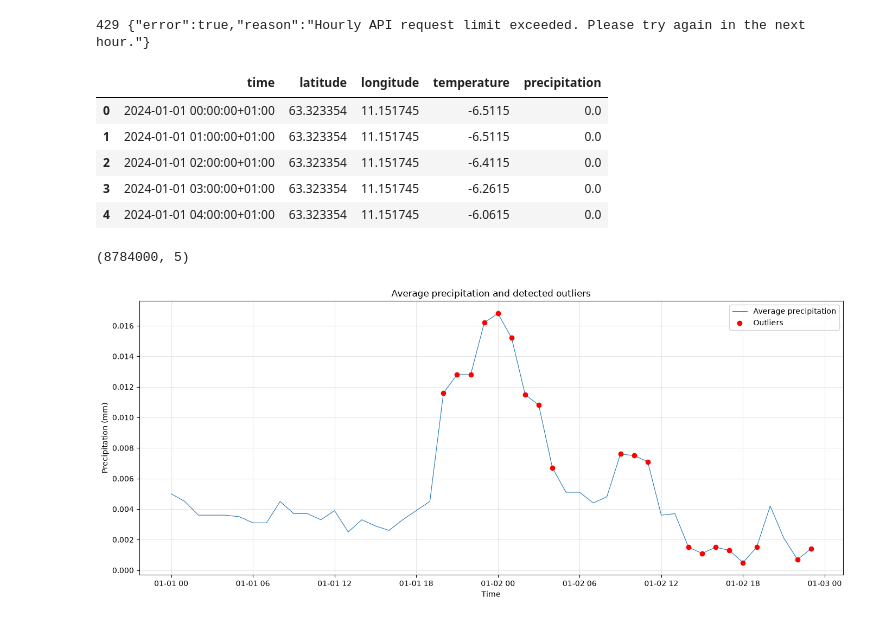
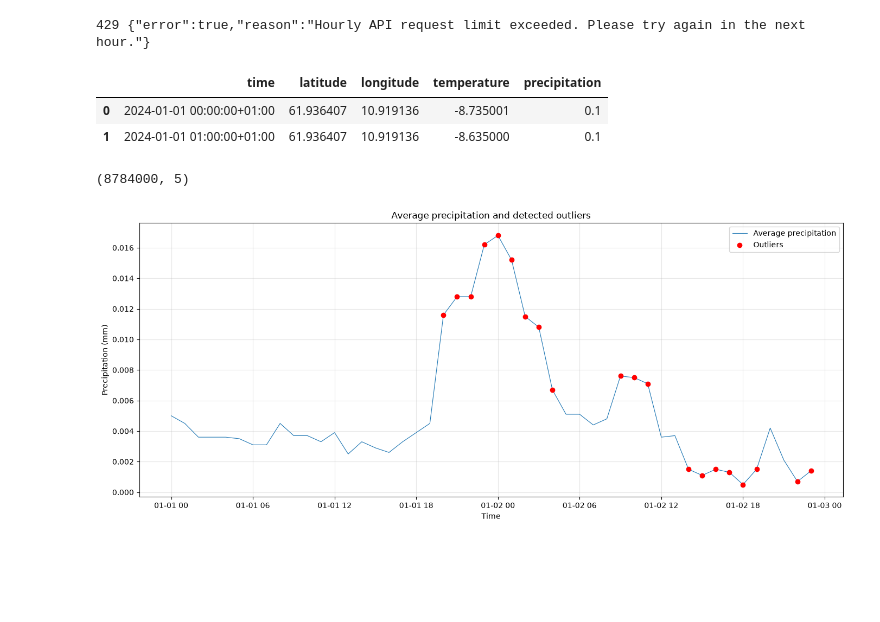
Before and after one commit to vildeskobba/IND320vilde, a Jupyter notebook: CA_3.ipynb, the cells around one changed output. Drawn from its saved outputs; the diff is of its cells as text; code cells hidden in the pictures; blank space fills up the shorter version.

```diff
--- a/CA_3.ipynb
+++ b/CA_3.ipynb
@@ -166,25 +175,22 @@ print(r.status_code, r.text[:300])
 # %%
 display(NO_1_df.head(2))
 print(NO_1_df.shape)
 
-display(NO_2_df.head(2))
-print(NO_2_df.shape)
+# display(NO_2_df.head(2))
+# print(NO_2_df.shape)
 
-# display(NO_3_df.head(2))
-# print(NO_3_df.shape)
+# # display(NO_3_df.head(2))
+# # print(NO_3_df.shape)
 
-display(NO_4_df.head(2))
-print(NO_4_df.shape)
+# display(NO_4_df.head(2))
+# print(NO_4_df.shape)
 
-display(NO_5_df.head(2))
-print(NO_5_df.shape)
+# display(NO_5_df.head(2))
+# print(NO_5_df.shape)
 # %% [output]
 |  | time | latitude | longitude | temperature | precipitation |
-| 0 | 2024-01-01 00:00:00+01:00 | 63.323354 | 11.151745 | -6.5115 | 0.0 |
-| 1 | 2024-01-01 01:00:00+01:00 | 63.323354 | 11.151745 | -6.5115 | 0.0 |
-| 2 | 2024-01-01 02:00:00+01:00 | 63.323354 | 11.151745 | -6.4115 | 0.0 |
-| 3 | 2024-01-01 03:00:00+01:00 | 63.323354 | 11.151745 | -6.2615 | 0.0 |
-| 4 | 2024-01-01 04:00:00+01:00 | 63.323354 | 11.151745 | -6.0615 | 0.0 |
+| 0 | 2024-01-01 00:00:00+01:00 | 61.936407 | 10.919136 | -8.735001 | 0.1 |
+| 1 | 2024-01-01 01:00:00+01:00 | 61.936407 | 10.919136 | -8.635000 | 0.1 |
 (8784000, 5)
 # %%
 NO_1_df.to_parquet("data_weather/NO_1.parquet", index=False)
```
Also changed, not shown: parts of 2 cells of this notebook, 3 other files.
